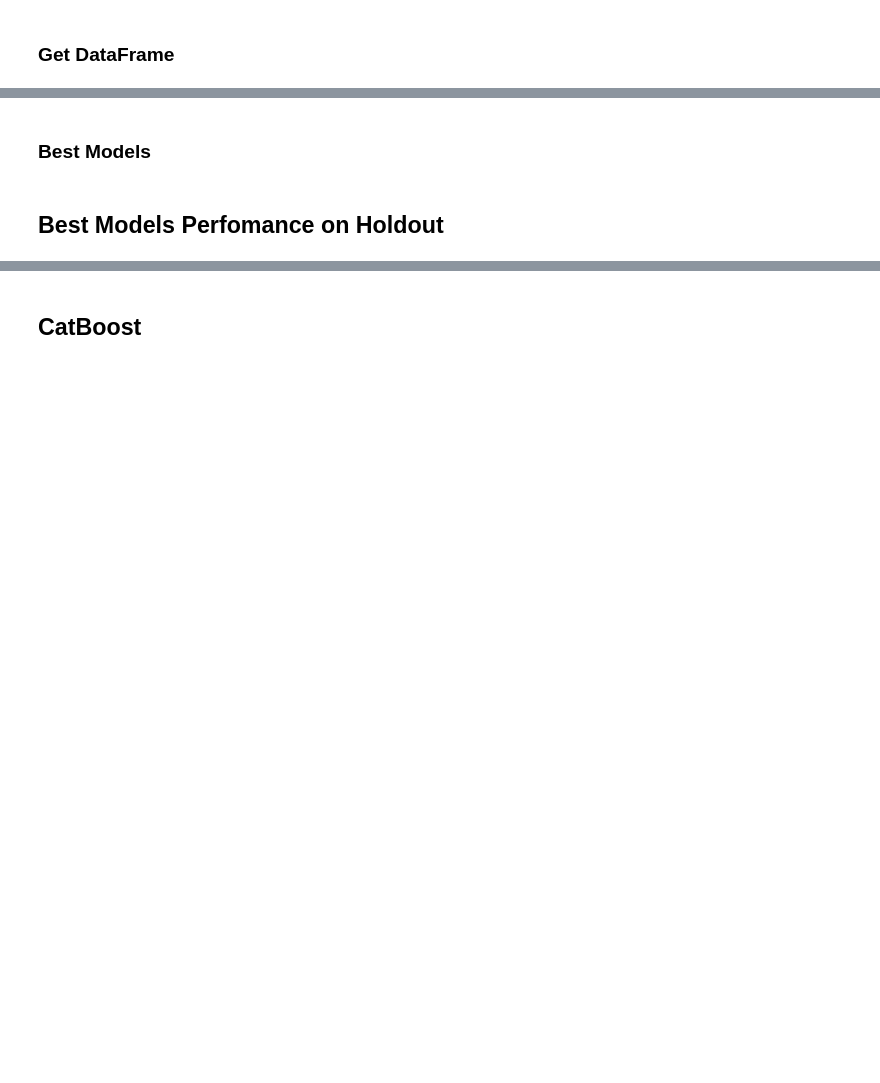
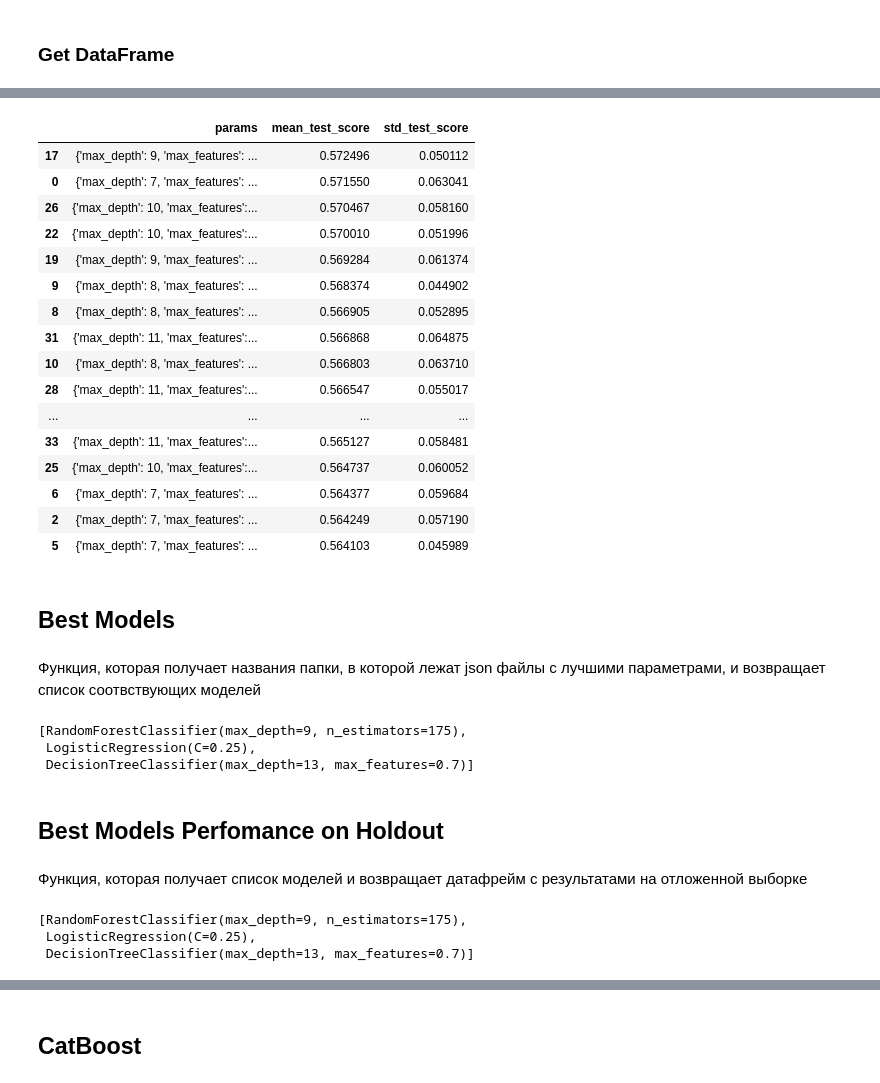
Before and after one commit to umbilnm/coursework, a Jupyter notebook: pipeline.ipynb, the cells around one changed output, grey strips where cells are left out. Cells and saved outputs as stored; diff of their text form; code cells hidden in the pictures; blank space fills up the shorter version.

```diff
--- a/pipeline.ipynb
+++ b/pipeline.ipynb
@@ -309,2 +411,22 @@ pd.read_json('cv_results/RF_results.json').loc[:, ['params', 'mean_test_score',
+# %%
+pd.read_json('cv_results/RF_results.json').loc[:, ['params', 'mean_test_score', 'std_test_score']].sort_values(by = 'mean_test_score', ascending=False).head(20)
+# %% [output]
+|  | params | mean_test_score | std_test_score |
+| 17 | {'max_depth': 9, 'max_features': ... | 0.572496 | 0.050112 |
+| 0 | {'max_depth': 7, 'max_features': ... | 0.571550 | 0.063041 |
+| 26 | {'max_depth': 10, 'max_features':... | 0.570467 | 0.058160 |
+| 22 | {'max_depth': 10, 'max_features':... | 0.570010 | 0.051996 |
+| 19 | {'max_depth': 9, 'max_features': ... | 0.569284 | 0.061374 |
+| 9 | {'max_depth': 8, 'max_features': ... | 0.568374 | 0.044902 |
+| 8 | {'max_depth': 8, 'max_features': ... | 0.566905 | 0.052895 |
+| 31 | {'max_depth': 11, 'max_features':... | 0.566868 | 0.064875 |
+| 10 | {'max_depth': 8, 'max_features': ... | 0.566803 | 0.063710 |
+| 28 | {'max_depth': 11, 'max_features':... | 0.566547 | 0.055017 |
+| ... | ... | ... | ... |
+| 33 | {'max_depth': 11, 'max_features':... | 0.565127 | 0.058481 |
+| 25 | {'max_depth': 10, 'max_features':... | 0.564737 | 0.060052 |
+| 6 | {'max_depth': 7, 'max_features': ... | 0.564377 | 0.059684 |
+| 2 | {'max_depth': 7, 'max_features': ... | 0.564249 | 0.057190 |
+| 5 | {'max_depth': 7, 'max_features': ... | 0.564103 | 0.045989 |
 # %% [markdown]
-### Best Models
+## Best Models
@@ -312,0 +433,2 @@ cv = StratifiedKFold(n_splits=4, random_state=42, shuffle=True)
+# %% [markdown]
+Функция, которая получает названия папки, в которой лежат json файлы с лучшими параметрами, и возвращает список соотвствующих моделей
@@ -313,6 +448,7 @@ cv = StratifiedKFold(n_splits=4, random_state=42, shuffle=True)
 # %%
-params = []
-for name in names:
-    with open(f'cv_results/{name}_best_params.json') as project_file:
-        data = json.load(project_file)
-        params.append(pd.json_normalize(data).data[0][0])
+estimators = get_models_by_params_json('cv_results')
+estimators
+# %% [output]
+[RandomForestClassifier(max_depth=9, n_estimators=175),
+ LogisticRegression(C=0.25),
+ DecisionTreeClassifier(max_depth=13, max_features=0.7)]
@@ -325,2 +455,4 @@ estimators = list(map(lambda x: estimators[x](**params[x]),estimators.keys()))
 # %% [markdown]
 ## Best Models Perfomance on Holdout
+# %% [markdown]
+Функция, которая получает список моделей и возвращает датафрейм с результатами на отложенной выборке
@@ -327 +471,7 @@ estimators = list(map(lambda x: estimators[x](**params[x]),estimators.keys()))
+# %%
+estimators
+# %% [output]
+[RandomForestClassifier(max_depth=9, n_estimators=175),
+ LogisticRegression(C=0.25),
+ DecisionTreeClassifier(max_depth=13, max_features=0.7)]
 # %%
```
Also changed, not shown: parts of 74 cells of this notebook.
